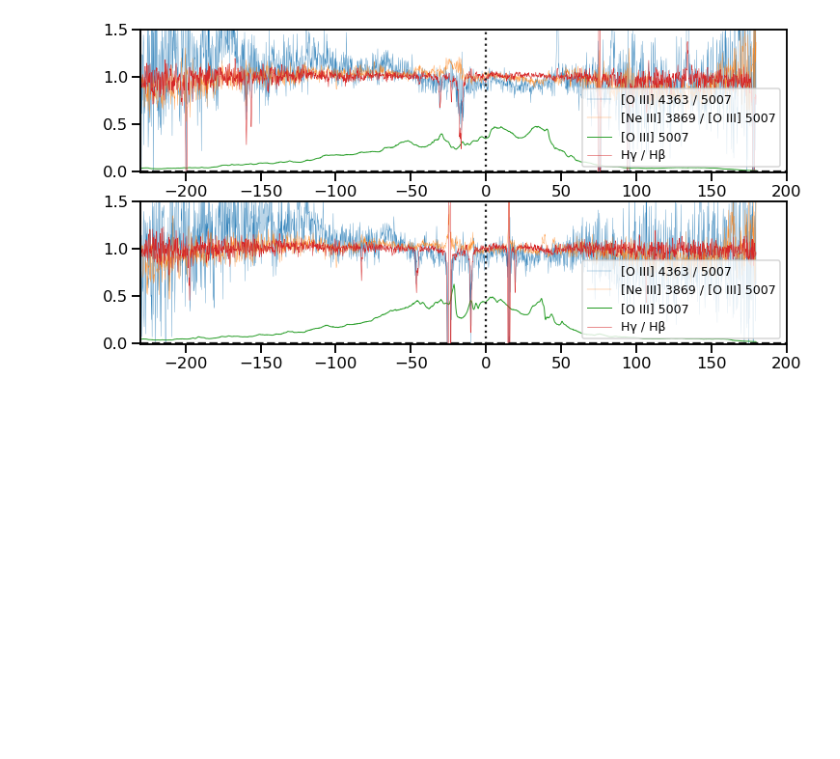
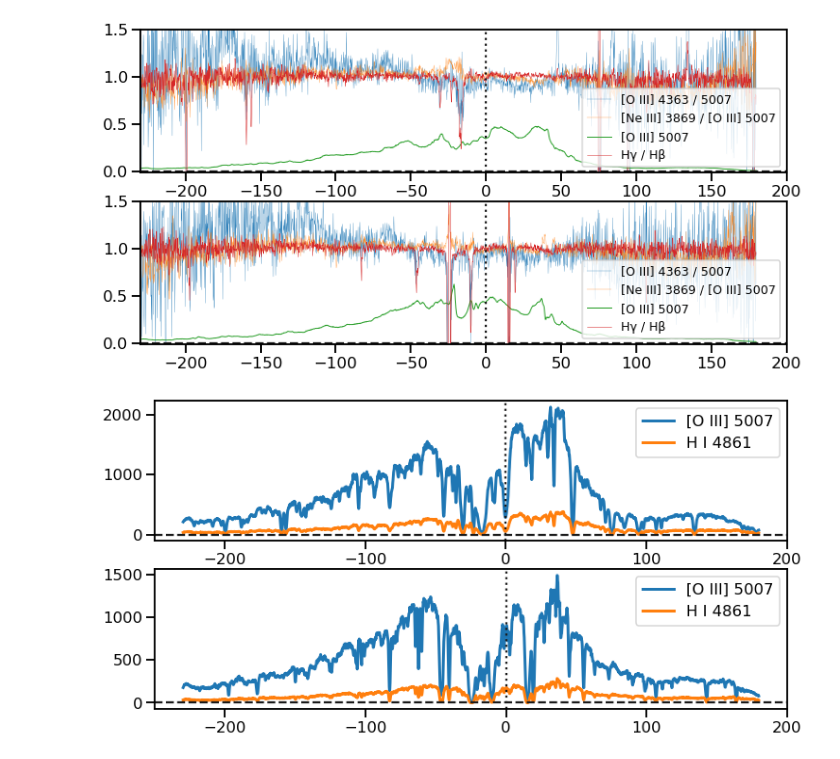
Before and after one commit to will-henney/muse-hii-regions, a Jupyter notebook: notebooks/10-01-ngc346-fors1-spatial-profiles.ipynb, the cells around one changed output. Saved outputs shown, nothing was run; the diff lists cells and outputs as text; code cells hidden in the pictures; blank space fills up the shorter version.

```diff
--- a/notebooks/10-01-ngc346-fors1-spatial-profiles.ipynb
+++ b/notebooks/10-01-ngc346-fors1-spatial-profiles.ipynb
@@ -68,14 +76,34 @@ restwav["He II 4686"] * (1.0 + vlim / 3e5)
 restwav["[O III] 5007"] * (1.0 + vlim / 3e5)
 # %% [output]
 array([5007.67447333, 5013.51578667])
+# %%
+dwav = wcs2.wcs.cdelt[0]
 # %%
 def extract_line(wav0, pvim, wcs, vlim=[-50, 500]):
+    """
+    Integrated line flux along the slit
+    """
     wavrange = wav0 * (1.0 + np.array(vlim) / 3e5)
     imwin, ww = extract.pvslice(pvim, wcs, wavrange, None)
     return imwin.sum(axis=1)
+
+def extract_ew(wav0, pvim, pvcont, wcs, vlim=[-50, 500]):
+    """
+    Line equivalent width (angstrom units) along the slit
+    """
+    wavrange = wav0 * (1.0 + np.array(vlim) / 3e5)
+    imwin, ww = extract.pvslice(pvim, wcs, wavrange, None)
+    imcont, _ = extract.pvslice(pvcont, wcs, wavrange, None)
+    dwav = wcs.wcs.cdelt[0]
+    return dwav * (imwin / imcont).sum(axis=1)
 # %%
 sA = {}
+ewA = {}
 for label, wav0 in restwav.items():
-    pvim, wcs = (hdu2.data, wcs2) if wav0 > 4400.0 else (hdu1.data, wcs1)
+    if wav0 > 4400.0:
+        pvim, pvcont, wcs = hdu2.data, hdu2c.data, wcs2
+    else:
+        pvim, pvcont, wcs = hdu1.data, hdu1c.data, wcs1
     sA[label] = extract_line(wav0, pvim, wcs)
+    ewA[label] = extract_ew(wav0, pvim, pvcont, wcs)
 # %%
@@ -100,8 +129,13 @@ sA
 # %%
 sB = {}
+ewB = {}
 for label, wav0 in restwav.items():
-    pvim, wcs = (hdu2B.data, wcs2B) if wav0 > 4400.0 else (hdu1B.data, wcs1B)
+    if wav0 > 4400.0:
+        pvim, pvcont, wcs = hdu2B.data, hdu2cB.data, wcs2B
+    else:
+        pvim, pvcont, wcs = hdu1B.data, hdu1cB.data, wcs1B
     sB[label] = extract_line(wav0, pvim, wcs)
+    ewB[label] = extract_ew(wav0, pvim, pvcont, wcs)
 # %%
 ny = len(sA["He II 4686"])
 _, posA = wcs1.pixel_to_world_values(
@@ -218,3 +252,17 @@ for ax, pos, s in zip(axes, [posA, posB], [sA, sB]):
     )
 # %% [output]
 [figure]
+# %%
+fig, axes = plt.subplots(2, 1, figsize=(12, 6))
+for ax, pos, ew in zip(axes, [posA, posB], [ewA, ewB]):
+    for line in "[O III] 5007", "H I 4861":
+        ax.plot(pos, ew[line], linewidth=3.0, alpha=1.0, label=line)
+    ax.axhline(0.0, linestyle="dashed", color="k")
+    ax.axvline(0.0, linestyle="dotted", color="k")
+    ax.legend()
+    ax.set(
+        #xlim=[-10, 50],
+        #ylim=[-0.003, 0.02],
+    );
+# %% [output]
+[figure, added]
```
Also changed, not shown: parts of 9 cells of this notebook, 2 other files.
